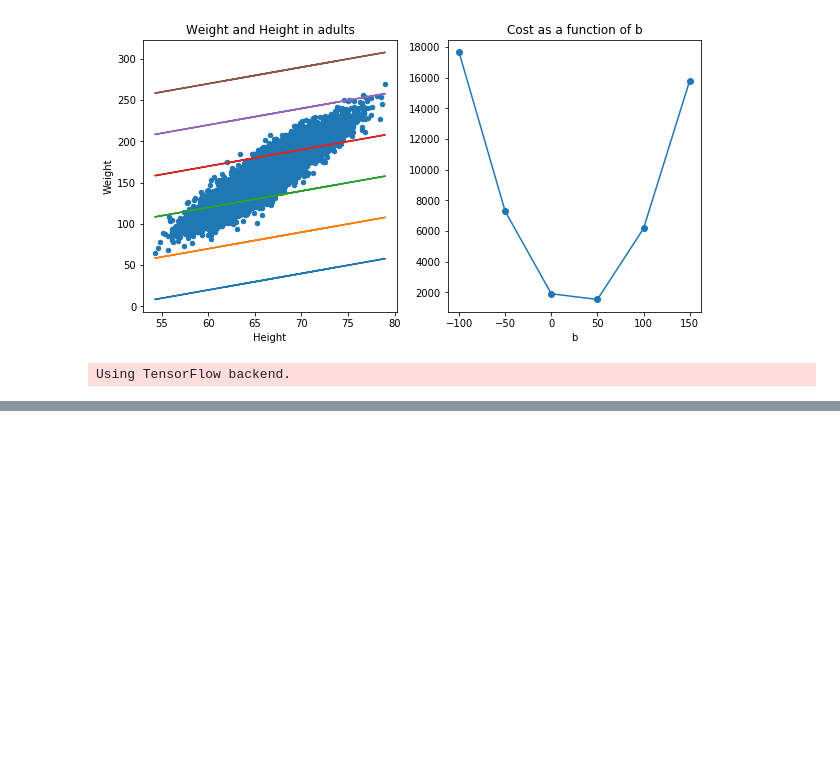
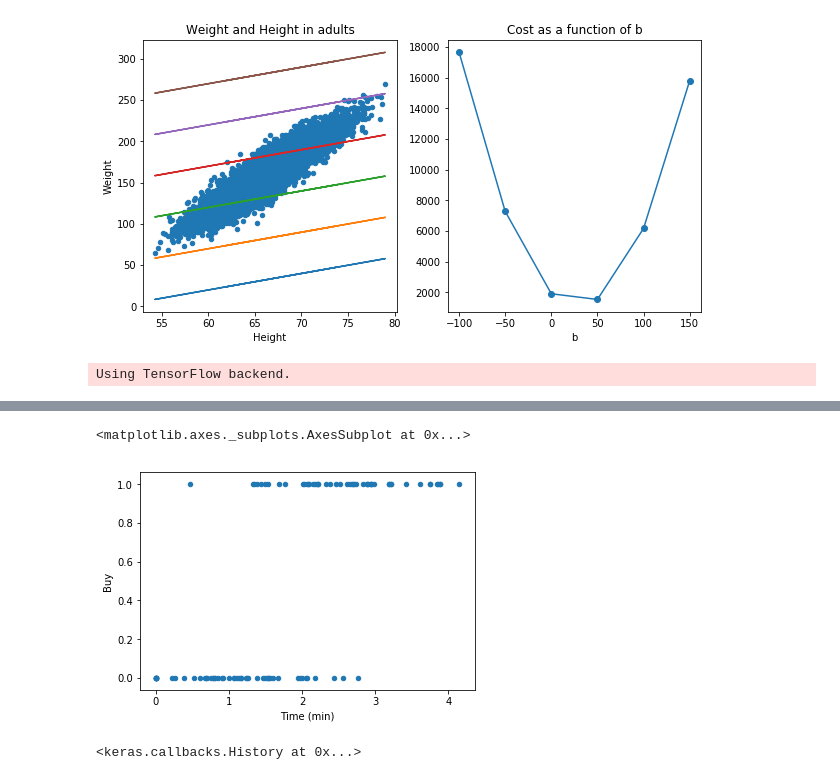
Before and after one commit to argodev/learn, a Jupyter notebook: books/zero_to_deep_learning/Chapter_03.ipynb, the cells around one changed output, grey strips where cells are left out. Drawn from its saved outputs; the diff is of its cells as text; code cells hidden in the pictures; blank space fills up the shorter version.

```diff
--- a/books/zero_to_deep_learning/Chapter_03.ipynb
+++ b/books/zero_to_deep_learning/Chapter_03.ipynb
@@ -220,0 +294,2 @@ array([-348.33243], dtype=float32)
+# %%
+df = pd.read_csv('./data/user_visit_duration.csv')
@@ -220,0 +305,17 @@ array([-348.33243], dtype=float32)
+# %%
+df.plot(kind='scatter', x='Time (min)', y='Buy')
+# %% [output]
+<matplotlib.axes._subplots.AxesSubplot at 0x...>
+[figure, added]
+# %%
+# let's demonstrate how Linear Regression fails here
+X = df[['Time (min)']].values
+y = df['Buy'].values
+
+# re-use the model from before but re-initialize it
+model.set_weights([[[ 1.0]], [0.]])
+
+# fit the model
+model.fit(X, y, epochs=200, verbose=0)
+# %% [output]
+<keras.callbacks.History at 0x...>
```
Also changed, not shown: parts of 72 cells of this notebook.
